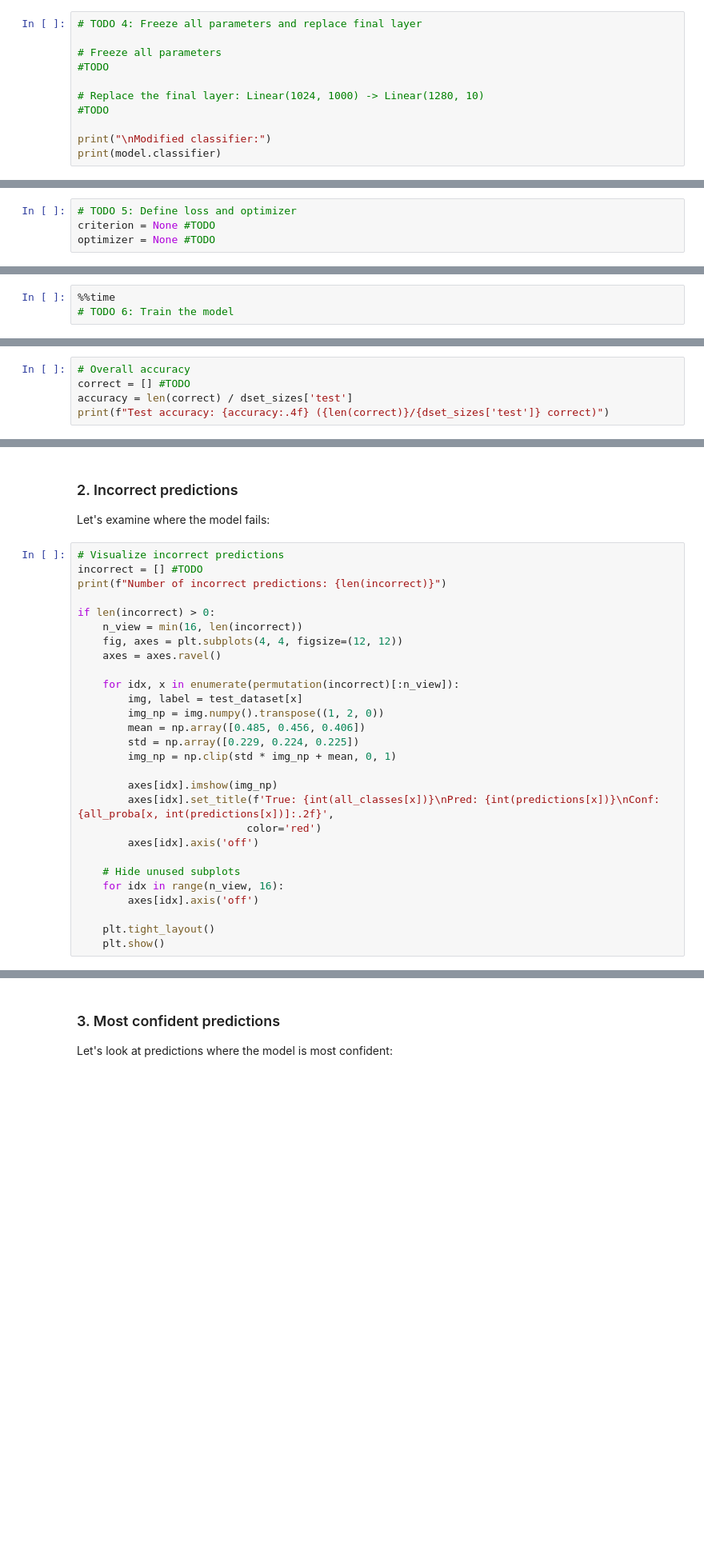
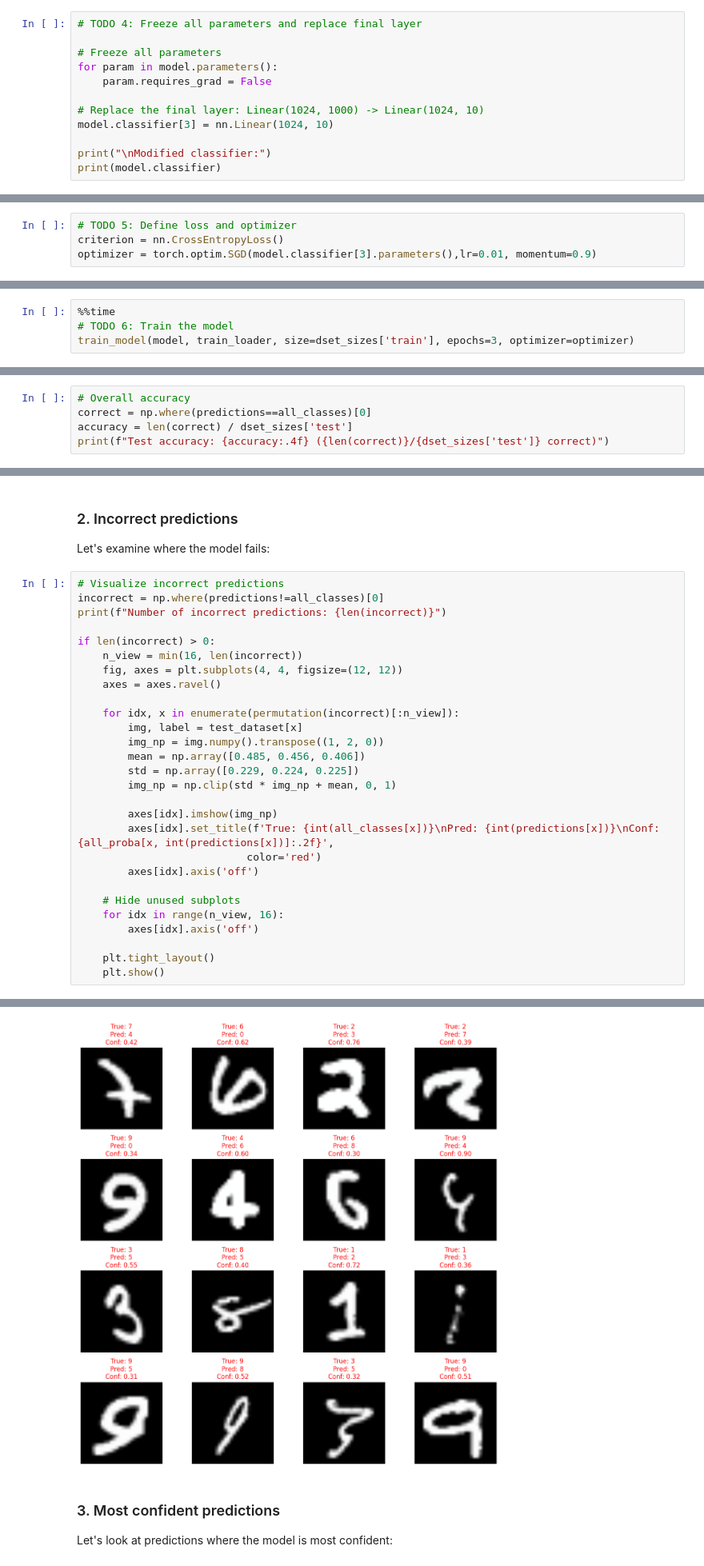
Before and after one commit to axeelz/2025-m2-idl, a Jupyter notebook: 1-introduction/tp-1-mnist-mobilenet.ipynb, the cells around one changed output, grey strips where cells are left out. Shown at 80% size. Cells and saved outputs as stored; diff of their text form; blank space fills up the shorter version.

```diff
--- a/1-introduction/tp-1-mnist-mobilenet.ipynb
+++ b/1-introduction/tp-1-mnist-mobilenet.ipynb
@@ -167,10 +224,11 @@ Hints:
 # TODO 4: Freeze all parameters and replace final layer
 
 # Freeze all parameters
-#TODO
+for param in model.parameters():
+    param.requires_grad = False
 
-# Replace the final layer: Linear(1024, 1000) -> Linear(1280, 10)
-#TODO
+# Replace the final layer: Linear(1024, 1000) -> Linear(1024, 10)
+model.classifier[3] = nn.Linear(1024, 10)
 
 print("\nModified classifier:")
 print(model.classifier)
@@ -211,8 +281,8 @@ Check the doc for:
 - [torch.optim.SGD](https://docs.pytorch.org/docs/stable/generated/torch.optim.SGD.html)
 # %%
 # TODO 5: Define loss and optimizer
-criterion = None #TODO
-optimizer = None #TODO
+criterion = nn.CrossEntropyLoss()
+optimizer = torch.optim.SGD(model.classifier[3].parameters(),lr=0.01, momentum=0.9)
 # %% [markdown]
 ### Training loop
 
@@ -259,3 +329,4 @@ Note: This should run on CPU in a reasonable time, but still need a few minutes
 # %%
 %%time
 # TODO 6: Train the model
+train_model(model, train_loader, size=dset_sizes['train'], epochs=3, optimizer=optimizer)
@@ -312,6 +393,6 @@ Let's analyze the model's predictions to understand its behavior.
 First, let's look at some correct predictions:
 # %%
 # Overall accuracy
-correct = [] #TODO
+correct = np.where(predictions==all_classes)[0]
 accuracy = len(correct) / dset_sizes['test']
 print(f"Test accuracy: {accuracy:.4f} ({len(correct)}/{dset_sizes['test']} correct)")
@@ -342,7 +427,7 @@ plt.show()
 Let's examine where the model fails:
 # %%
 # Visualize incorrect predictions
-incorrect = [] #TODO
+incorrect = np.where(predictions!=all_classes)[0]
 print(f"Number of incorrect predictions: {len(incorrect)}")
 
 if len(incorrect) > 0:
@@ -368,3 +453,4 @@ if len(incorrect) > 0:
 
     plt.tight_layout()
     plt.show()
+# %% [output]
@@ -371,3 +458,4 @@ if len(incorrect) > 0:
+[figure, added]
 # %% [markdown]
 ### 3. Most confident predictions
 
```
Also changed, not shown: parts of 23 cells of this notebook.
